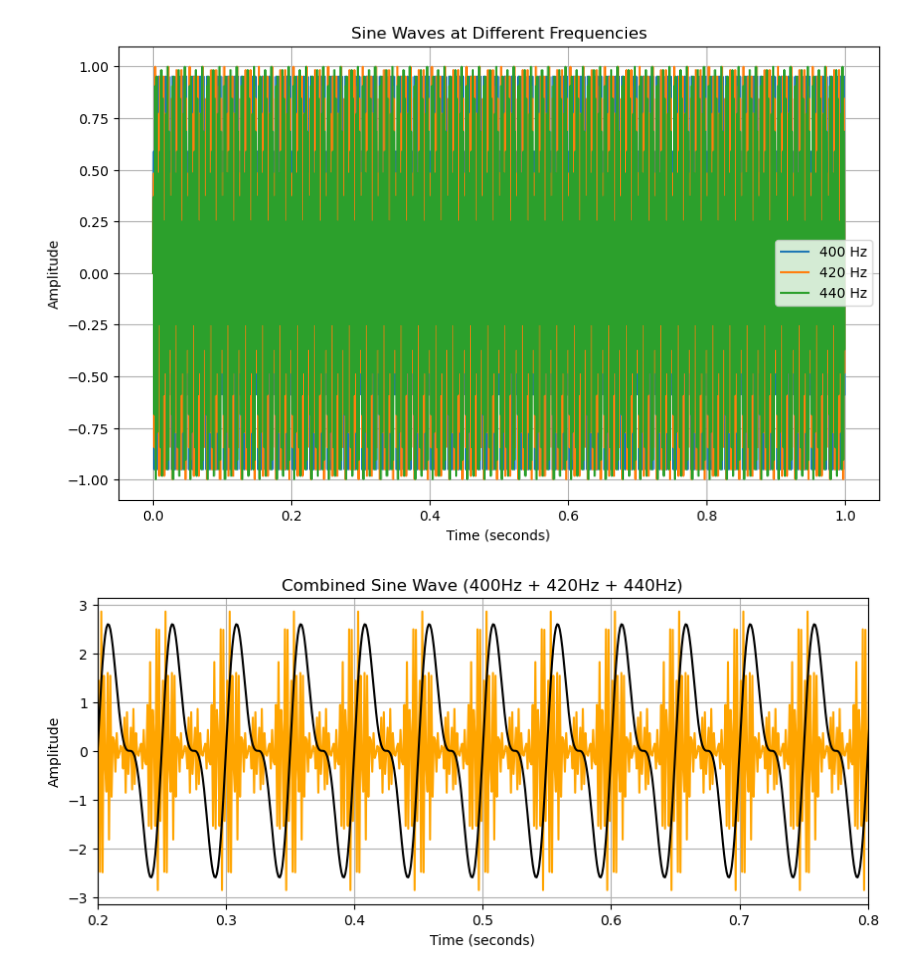
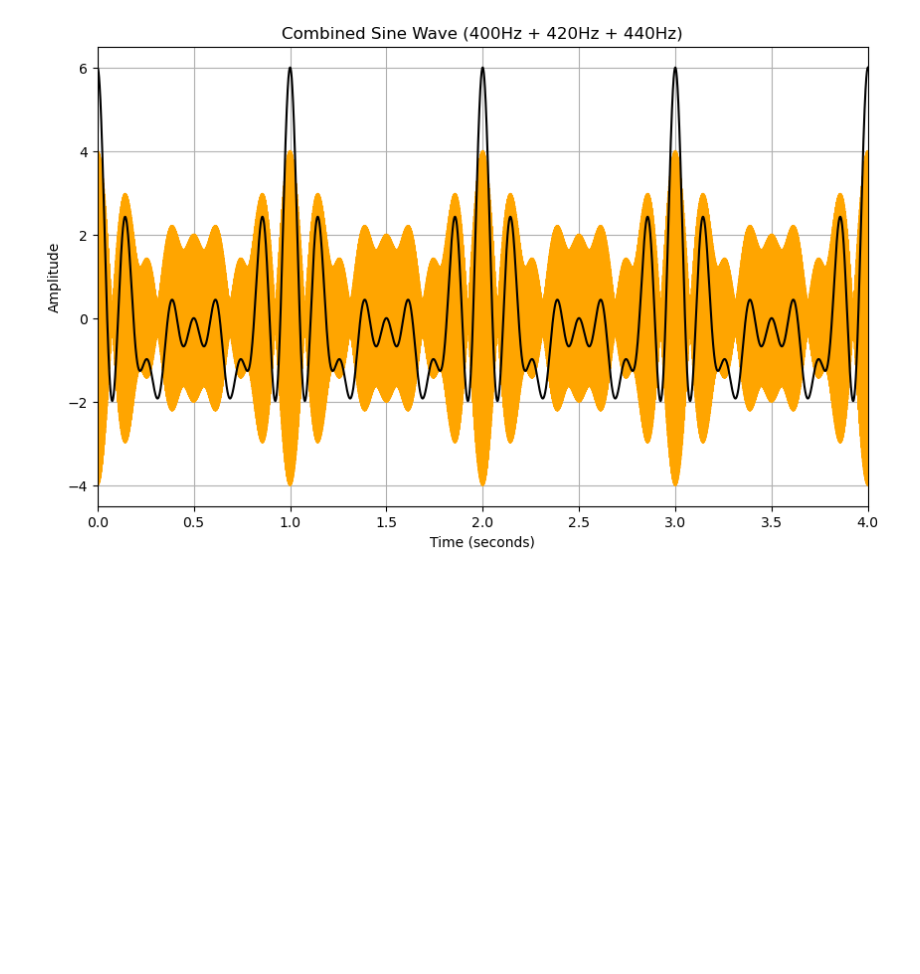
Before and after one commit to carterjh7/sturdyzwei, a Jupyter notebook: FinProj/Sound.ipynb, the cells around one changed output. Saved outputs shown, nothing was run; the diff lists cells and outputs as text; code cells hidden in the pictures; blank space fills up the shorter version.

Commit message:
More Waves

```diff
--- a/FinProj/Sound.ipynb
+++ b/FinProj/Sound.ipynb
@@ -1,54 +1,63 @@
 # %%
 import matplotlib.pyplot as plt
 import scipy as sci
 import numpy as np
 
 # 1. Define time parameters
-sampling_rate = 1000  # Samples per second
-duration = 1.0        # Total time in seconds
+sampling_rate = 44100  # Samples per second
+duration = 10.0        # Total time in seconds
 t = np.linspace(0, duration, int(sampling_rate * duration), endpoint=False)
+t2 = np.linspace(0, duration, int(sampling_rate * duration), endpoint=False)
 
 # 2. Define frequencies (in Hz)
 f1 = 400   # 2 cycles per second
-f2 = 420   # 5 cycles per second
-f3 = 440  # 10 cycles per second
+f2 = 402   # 5 cycles per second
+f3 = 407  # 10 cycles per second
+f4 = 408
 
 # 3. Generate sine waves
-wave_1 = np.sin(2 * np.pi * f1 * t)
-wave_2 = np.sin(2 * np.pi * f2 * t)
-wave_3 = np.sin(2 * np.pi * f3 * t)
+wave_1 = np.sin(2 * np.pi * f1 * t2)
+wave_2 = np.sin(2 * np.pi * f2 * t2)
+wave_3 = np.sin(2 * np.pi * f3 * t2)
+wave_4 = np.sin(2 * np.pi * f4 * t2)
 
-beat12 = np.sin(2 * np.pi * np.abs(f1-f2) * t)
-beat13 = np.sin(2 * np.pi * np.abs(f1-f3) * t)
-beat23 = np.sin(2 * np.pi * np.abs(f2-f3) * t)
+beat12 = np.cos(2 * np.pi * np.abs(f1-f2) * t)
+beat13 = np.cos(2 * np.pi * np.abs(f1-f3) * t)
+beat23 = np.cos(2 * np.pi * np.abs(f2-f3) * t)
+beat14 = np.cos(2 * np.pi * np.abs(f1-f4) * t)
+beat24 = np.cos(2 * np.pi * np.abs(f2-f4) * t)
+beat34 = np.cos(2 * np.pi * np.abs(f3-f4) * t)
 
-beatsum = beat12 + beat13 + beat23
+beatsum = beat12 + beat13 + beat23 + beat14 + beat24 + beat34
 
-# 4. Plot the waves
+# # 4. Plot the waves
 plt.figure(figsize=(10, 6))
-plt.plot(t, wave_1, label=f'{f1} Hz')
-plt.plot(t, wave_2, label=f'{f2} Hz')
-plt.plot(t, wave_3, label=f'{f3} Hz')
+# plt.plot(t2, wave_1, label=f'{f1} Hz')
+# plt.plot(t, wave_2, label=f'{f2} Hz')
+# plt.plot(t, wave_3, label=f'{f3} Hz')
 
-plt.title('Sine Waves at Different Frequencies')
-plt.xlabel('Time (seconds)')
-plt.ylabel('Amplitude')
-plt.legend()
-plt.grid(True)
-plt.show()
+# plt.title('Sine Waves at Different Frequencies')
+# plt.xlabel('Time (seconds)')
+# plt.ylabel('Amplitude')
+# plt.legend()
+# plt.grid(True)
+# plt.show()
 
 # Summing the waves from the previous example
-composite_wave = wave_1 + wave_2 + wave_3
+composite_wave = wave_1 + wave_2 + wave_3 + wave_4
 
-plt.figure(figsize=(10, 4))
-plt.plot(t, composite_wave, color='orange')
+# plt.figure(figsize=(10, 4))
+plt.plot(t2, composite_wave, color='orange')
 plt.plot(t, beatsum, color='black')
+# plt.plot(t, beat12, color='green')
+# plt.plot(t, beat13, color='blue')
+# plt.plot(t, beat23, color='purple')
+#plt.plot(t, np.abs(np.sin(2*np.pi*15*t)))
 plt.title('Combined Sine Wave (400Hz + 420Hz + 440Hz)')
 plt.xlabel('Time (seconds)')
 plt.ylabel('Amplitude')
 plt.grid(True)
-plt.xlim(0.2,0.8)
+plt.xlim(0,4)
 plt.show()
 # %% [output]
-[figure, old version]
+[figure, new version]
-[figure, removed]
```
Also changed, not shown: parts of 2 cells of this notebook.
